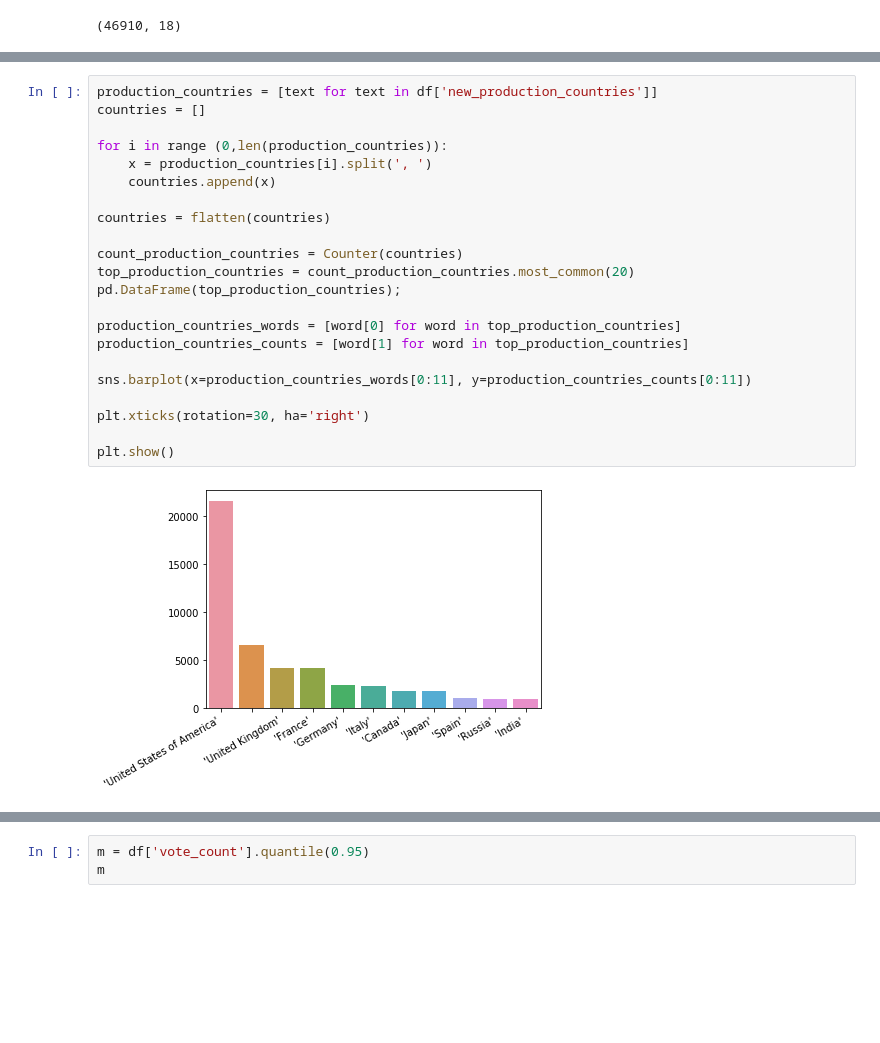
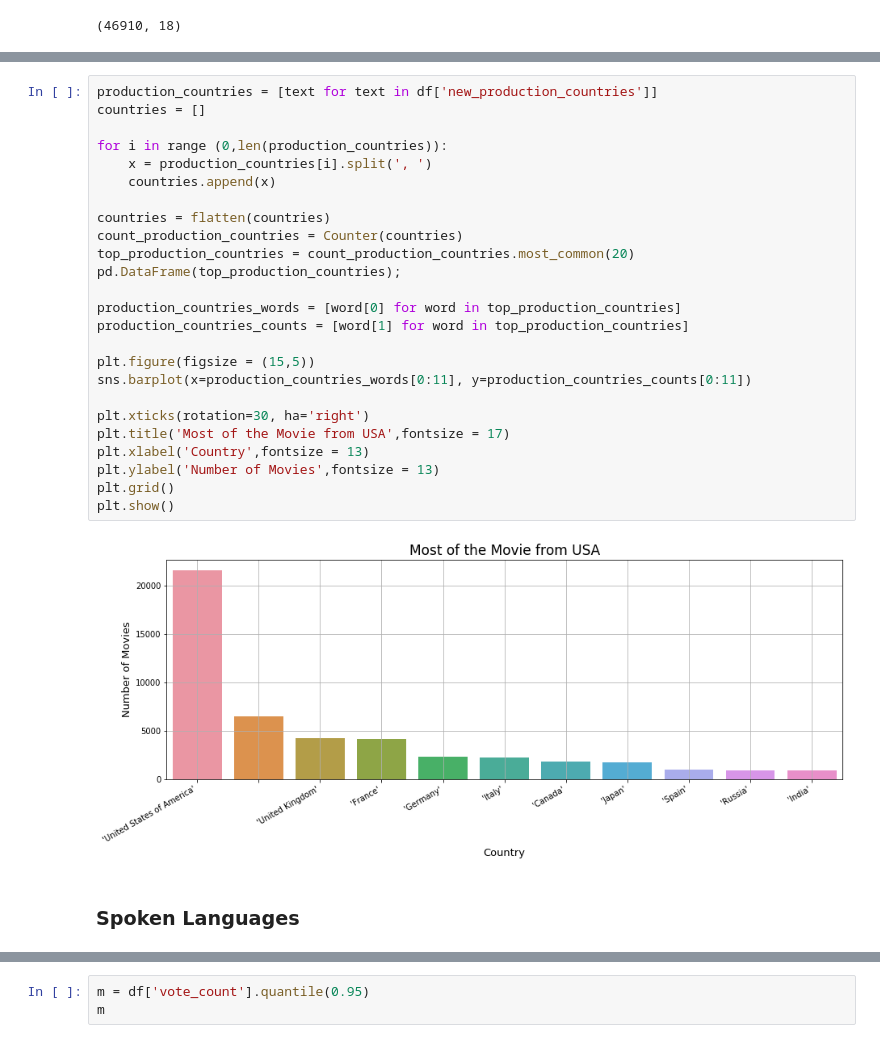
Before and after one commit to FreedomVAce/Movie_Recommendation_System, a Jupyter notebook: Movie_EDA_Recommendation_Engine.ipynb, the cells around one changed output, grey strips where cells are left out. Drawn from its saved outputs; the diff is of its cells as text; blank space fills up the shorter version.

```diff
--- a/Movie_EDA_Recommendation_Engine.ipynb
+++ b/Movie_EDA_Recommendation_Engine.ipynb
@@ -96,27 +133,32 @@ plt.show()
 # %%
 production_countries = [text for text in df['new_production_countries']]
 countries = []
 
 for i in range (0,len(production_countries)):
     x = production_countries[i].split(', ')
     countries.append(x)
 
 countries = flatten(countries)
-
 count_production_countries = Counter(countries)
 top_production_countries = count_production_countries.most_common(20)
 pd.DataFrame(top_production_countries);
 
 production_countries_words = [word[0] for word in top_production_countries]
 production_countries_counts = [word[1] for word in top_production_countries]
 
+plt.figure(figsize = (15,5))
 sns.barplot(x=production_countries_words[0:11], y=production_countries_counts[0:11])
 
 plt.xticks(rotation=30, ha='right')
-
+plt.title('Most of the Movie from USA',fontsize = 17)
+plt.xlabel('Country',fontsize = 13)
+plt.ylabel('Number of Movies',fontsize = 13)
+plt.grid()
 plt.show()
 # %% [output]
-[figure, old version]
+[figure, new version]
+# %% [markdown]
+### Spoken Languages
 # %%
 df['new_spoken_languages'] = df['new_spoken_languages'].apply( lambda x: re.sub('[%s]'%re.escape(string.punctuation),'',x))
 df['new_spoken_languages'] = df['new_spoken_languages'].apply( lambda x: x.lower())
```
Also changed, not shown: parts of 56 cells of this notebook.
